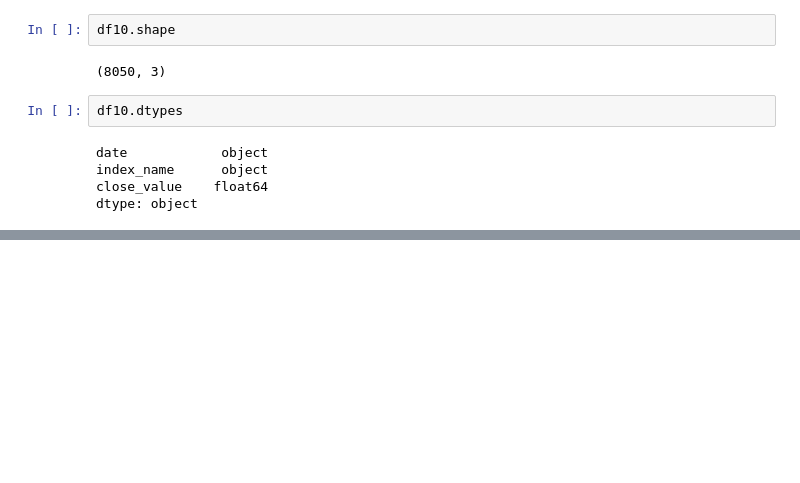
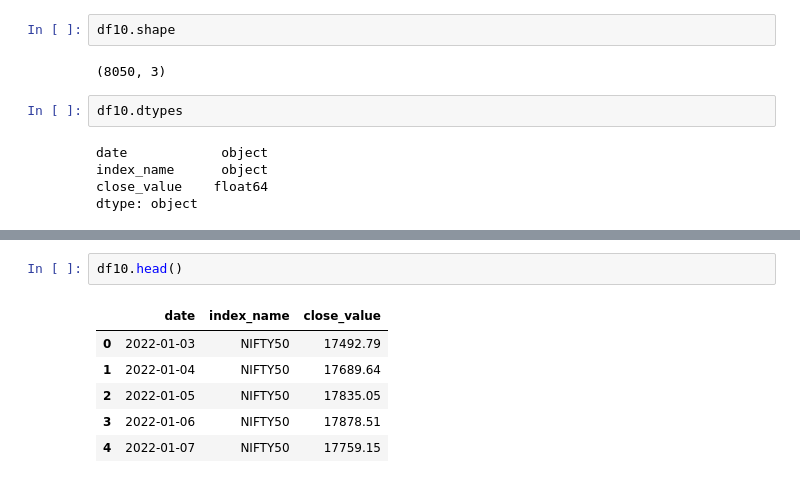
Before and after one commit to Harsh114-4/mutual-funds-analytics, a Jupyter notebook: data/raw/inspection.ipynb, the cells around one changed output, grey strips where cells are left out. Drawn from its saved outputs; the diff is of its cells as text; blank space fills up the shorter version.

```diff
--- a/data/raw/inspection.ipynb
+++ b/data/raw/inspection.ipynb
@@ -308,0 +479,9 @@ dtype: object
+# %%
+df10.head()
+# %% [output]
+|  | date | index_name | close_value |
+| 0 | 2022-01-03 | NIFTY50 | 17492.79 |
+| 1 | 2022-01-04 | NIFTY50 | 17689.64 |
+| 2 | 2022-01-05 | NIFTY50 | 17835.05 |
+| 3 | 2022-01-06 | NIFTY50 | 17878.51 |
+| 4 | 2022-01-07 | NIFTY50 | 17759.15 |
```
Also changed, not shown: parts of 23 cells of this notebook, 14 other files.
